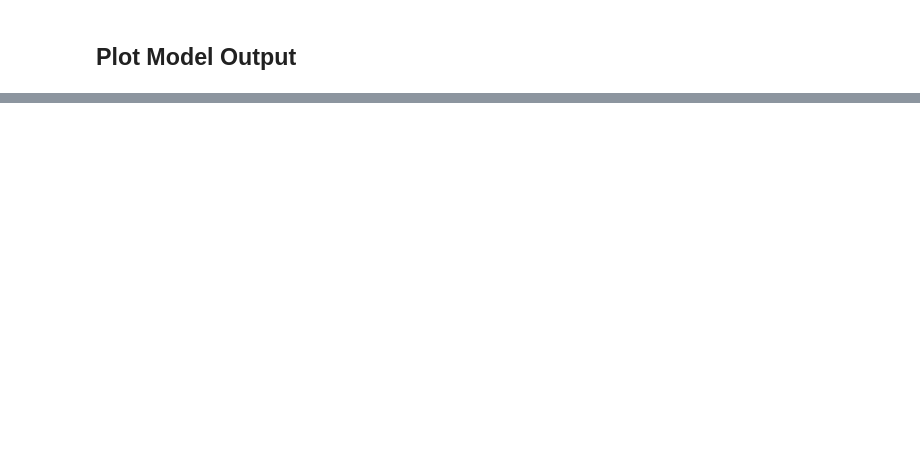
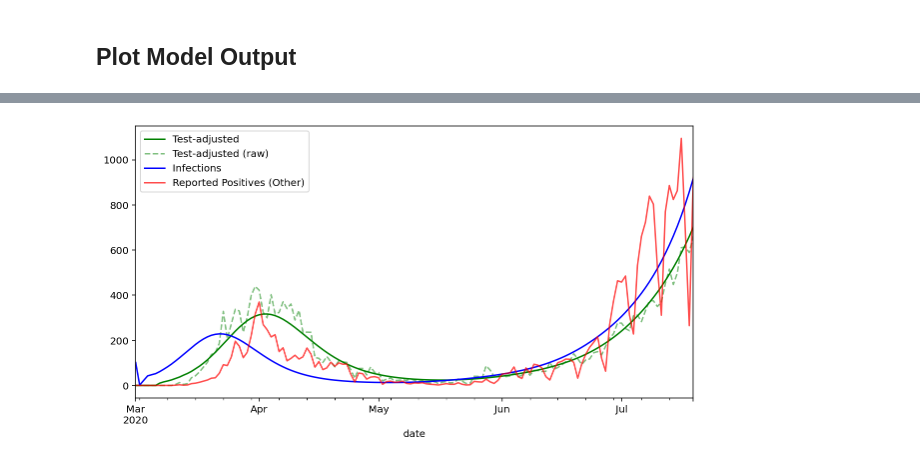
Before and after one commit to rtcovidlive/covid-model, a Jupyter notebook: notebooks/rtlive-Israel-model.ipynb, the cells around one changed output, grey strips where cells are left out. Saved outputs shown, nothing was run; the diff lists cells and outputs as text; code cells hidden in the pictures; blank space fills up the shorter version.

```diff
--- a/notebooks/rtlive-Israel-model.ipynb
+++ b/notebooks/rtlive-Israel-model.ipynb
@@ -21,11 +26,17 @@ df = get_and_process_covidtracking_data_il(run_date=pd.Timestamp.today()-pd.Time
 # %%
 region = "Israel"
 model_data = df.loc[region]
+model_data_other = df_other.loc[region]
+model_data_contact = df_contact.loc[region]
 # %% [markdown]
 ## Create the model instance and sample
 # %%
 gm = GenerativeModel(region, model_data)
 gm.sample()
+gm_other = GenerativeModel(region, model_data_other)
+gm_other.sample()
+gm_contact = GenerativeModel(region, model_data_contact)
+gm_contact.sample()
 # %% [output]
 Only 200 samples in chain.
 Auto-assigning NUTS sampler...
@@ -39,5 +64,7 @@ Sampling 4 chains for 700 tune and 200 draw iterations (2_800 + 800 draws total)
 ## Summarize Model Output
 # %%
 result = summarize_inference_data(gm.inference_data)
+result_other = summarize_inference_data(gm_other.inference_data)
+result_contact = summarize_inference_data(gm_contact.inference_data)
 # %% [output]
 [interactive output not drawn]
@@ -70,0 +108,10 @@ ax.legend();
+# %%
+fig, ax = plt.subplots(figsize=(10,5))
+result_other.test_adjusted_positive.plot(c="g", label="Test-adjusted")
+result_other.test_adjusted_positive_raw.plot(c="g", alpha=.5, label="Test-adjusted (raw)", style="--")
+result_other.infections.plot(c="b", label="Infections")
+gm_other.observed.positive.plot(c='r', alpha=.7, label="Reported Positives (Other)")
+fig.set_facecolor('w')
+ax.legend();
+# %% [output]
+[figure, added]
```
Also changed, not shown: parts of 13 cells of this notebook, 2 other files.
